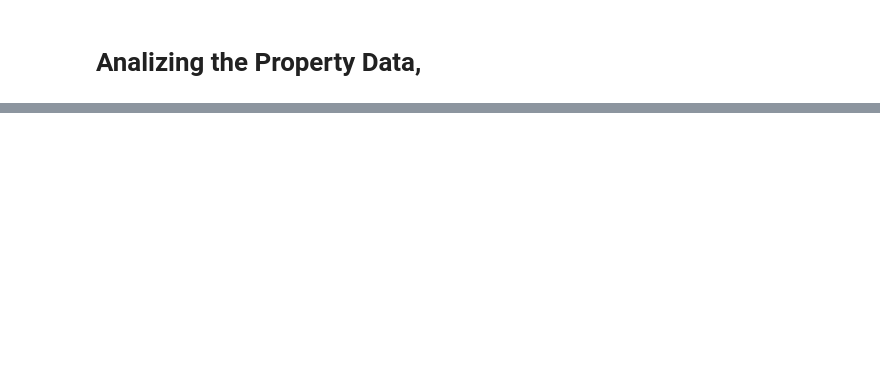
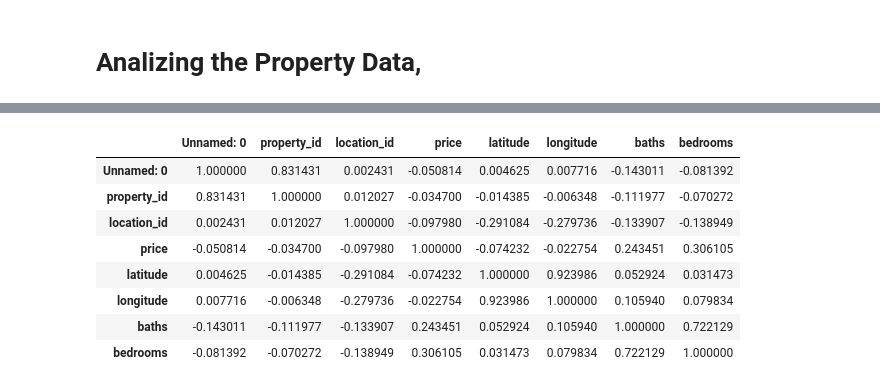
Before and after one commit to fahadashrafi-1/Data-Analysis, a Jupyter notebook: Property_Analysis/Property Data Analytics.ipynb, the cells around one changed output, grey strips where cells are left out. Saved outputs shown, nothing was run; the diff lists cells and outputs as text; code cells hidden in the pictures; blank space fills up the shorter version.

```diff
--- a/Property_Analysis/Property Data Analytics.ipynb
+++ b/Property_Analysis/Property Data Analytics.ipynb
@@ -30,3 +66,16 @@ data.describe()
+# %%
+# Pandas magic command to show Correlation in data
+data.corr()
+# %% [output]
+|  | Unnamed: 0 | property_id | location_id | price | latitude | longitude | baths | bedrooms |
+| Unnamed: 0 | 1.000000 | 0.831431 | 0.002431 | -0.050814 | 0.004625 | 0.007716 | -0.143011 | -0.081392 |
+| property_id | 0.831431 | 1.000000 | 0.012027 | -0.034700 | -0.014385 | -0.006348 | -0.111977 | -0.070272 |
+| location_id | 0.002431 | 0.012027 | 1.000000 | -0.097980 | -0.291084 | -0.279736 | -0.133907 | -0.138949 |
+| price | -0.050814 | -0.034700 | -0.097980 | 1.000000 | -0.074232 | -0.022754 | 0.243451 | 0.306105 |
+| latitude | 0.004625 | -0.014385 | -0.291084 | -0.074232 | 1.000000 | 0.923986 | 0.052924 | 0.031473 |
+| longitude | 0.007716 | -0.006348 | -0.279736 | -0.022754 | 0.923986 | 1.000000 | 0.105940 | 0.079834 |
+| baths | -0.143011 | -0.111977 | -0.133907 | 0.243451 | 0.052924 | 0.105940 | 1.000000 | 0.722129 |
+| bedrooms | -0.081392 | -0.070272 | -0.138949 | 0.306105 | 0.031473 | 0.079834 | 0.722129 | 1.000000 |
 # %%
 # Humman brains are good at catagorise and compare so let us look some counts
 # Here we can the the the properties for Rent and Sales are very different and we should consider them seperatly
```
Also changed, not shown: parts of 18 cells of this notebook.
